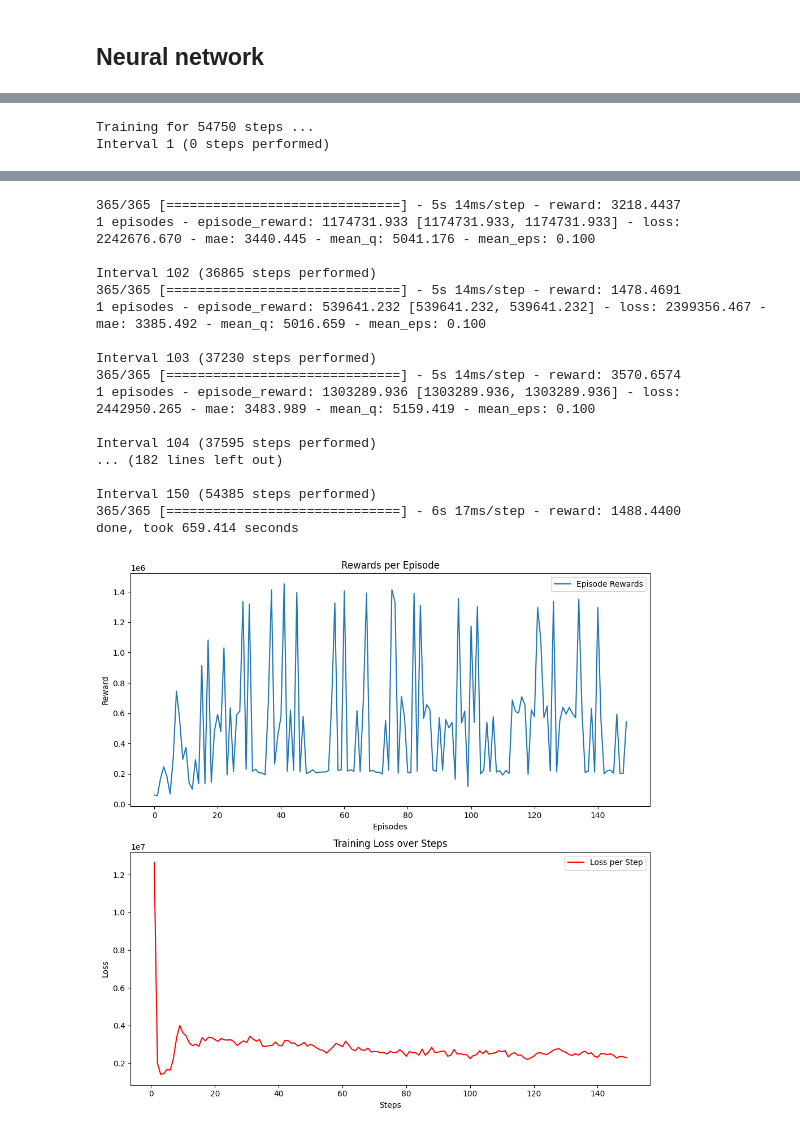
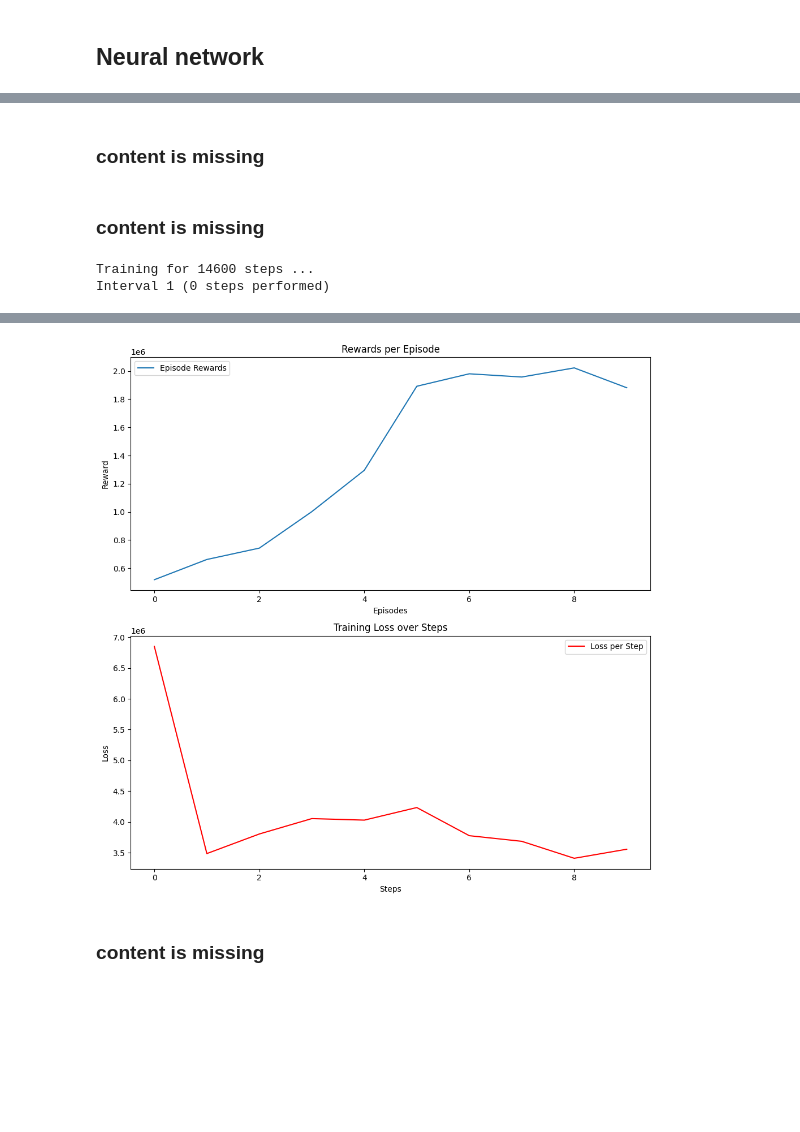
Before and after one commit to Linkschris/AdvancedBA, a Jupyter notebook: final_project/submission_notebook.ipynb, the cells around one changed output, grey strips where cells are left out. Saved outputs shown, nothing was run; the diff lists cells and outputs as text; code cells hidden in the pictures; blank space fills up the shorter version.

```diff
--- a/final_project/submission_notebook.ipynb
+++ b/final_project/submission_notebook.ipynb
@@ -288,12 +325,12 @@ plt.show()
 # invert the centroids
 centroids = kmeans.cluster_centers_*-1
 #divide positive values by max positive value and negative values by max negative value
-# for i in range(n_clusters):
-#     max_pos = centroids[i][centroids[i]>0].max()
-#     max_neg = centroids[i][centroids[i]<0].min()*-1
-#     centroids[i][centroids[i]>0] = centroids[i][centroids[i]>0]/max_pos
-#     centroids[i][centroids[i]<0] = centroids[i][centroids[i]<0]/max_neg
-#     print(centroids[i].mean())
+for i in range(n_clusters):
+    max_pos = centroids[i][centroids[i]>0].max()
+    max_neg = centroids[i][centroids[i]<0].min()*-1
+    centroids[i][centroids[i]>0] = centroids[i][centroids[i]>0]/max_pos
+    centroids[i][centroids[i]<0] = centroids[i][centroids[i]<0]/max_neg
+    print(centroids[i].mean())
 
 plt.figure(figsize=(10, 8))
 plt.plot(hours, centroids.T)
@@ -349,7 +393,7 @@ class BatteryManagementEnv(Env):
         self.start_day = start_day
         self.action_space = 1  # 24-hour action vector with actions -1, 0, or 1
         self.observation_space = 99  # Battery charge level as a float
-        self.max_episode_len = 365  # Maximum number of steps in an episode
+        self.max_episode_len = 365*4  # Maximum number of steps in an episode
         self.n_episodes = -1
 
         # Set other needed variables like the charge rate, discharge rate, etc.
@@ -377,8 +421,9 @@ class BatteryManagementEnv(Env):
     def reset(self):
         # Reset the state of the environment to an initial state
         self.t = 0
-        self.year = random.randint(2019, 2023)
-        self.data_year = data[data['year'] == self.year].reset_index(drop=True)
+        self.year = range(2019, 2024)
+        #select only the data for the year 2019 until 2022
+        self.data_year = data[data['year'].isin(self.year)]
         self.charge_level = 10  # Or some other logic to determine initial charge level
         self.n_episodes += 1
 
@@ -586,6 +633,8 @@ action_plans = pd.read_csv('../final_project/action_plans.csv', header=0)
 
 env = BatteryManagementEnv(0)
 model = build_enhanced_model(env.observation_space, env.nA)
+# %% [markdown]
+### content is missing
 # %%
 # Then, define DQN agent in Keras-RL
 memory = SequentialMemory(limit=20000, window_length=1)
@@ -594,9 +643,11 @@ policy = LinearAnnealedPolicy(EpsGreedyQPolicy(eps=0.005),
 dqn = DQNAgent(model=model, nb_actions=env.nA, memory=memory, policy=policy,
                 nb_steps_warmup=500, target_model_update=1e-2, enable_double_dqn=True, enable_dueling_network=True)
 dqn.compile(optimizer=Adam(learning_rate=1e-3), metrics=['mae'])
+# %% [markdown]
+### content is missing
 # %%
-nb_max_episode_steps = 365
-nb_steps = nb_max_episode_steps*150
+nb_max_episode_steps = 365*4
+nb_steps = nb_max_episode_steps*10
 log_filename = 'results/dqn_BatteryManagementEnv_log.json'
 logger = FileLogger(log_filename, interval=nb_max_episode_steps)
 
@@ -606,5 +657,5 @@ dqn.fit(env, nb_steps=nb_steps, visualize=False, verbose=1, nb_max_episode_steps
 # Call the function with the path to your log file
 plot_training_progress('results/dqn_BatteryManagementEnv_log.json')
 # %% [output]
-Training for 54750 steps ...
+Training for 14600 steps ...
 Interval 1 (0 steps performed)
@@ -628,21 +679,4 @@ Interval 101 (36500 steps performed)
-365/365 [==============================] - 5s 14ms/step - reward: 3218.4437
-1 episodes - episode_reward: 1174731.933 [1174731.933, 1174731.933] - loss: 2242676.670 - mae: 3440.445 - mean_q: 5041.176 - mean_eps: 0.100
-
-Interval 102 (36865 steps performed)
-365/365 [==============================] - 5s 14ms/step - reward: 1478.4691
-1 episodes - episode_reward: 539641.232 [539641.232, 539641.232] - loss: 2399356.467 - mae: 3385.492 - mean_q: 5016.659 - mean_eps: 0.100
-
-Interval 103 (37230 steps performed)
-365/365 [==============================] - 5s 14ms/step - reward: 3570.6574
-1 episodes - episode_reward: 1303289.936 [1303289.936, 1303289.936] - loss: 2442950.265 - mae: 3483.989 - mean_q: 5159.419 - mean_eps: 0.100
-
-Interval 104 (37595 steps performed)
-... (182 lines left out)
-
-Interval 150 (54385 steps performed)
-365/365 [==============================] - 6s 17ms/step - reward: 1488.4400
-done, took 659.414 seconds
-[figure, old version]
+[figure, new version]
 # %%
 #load results files and plot the results
 soc_df = pd.read_csv('results/soc_df.csv', index_col=0)
@@ -678,6 +712,8 @@ for i in range(soc_df.shape[1]):
     best_day[i] = daily_result_df.iloc[max_saving]
 
     result_dict[i] = result_df
+# %% [markdown]
+### content is missing
 # %%
 #select day which is in all best days
 selected_day = best_day[0]
```
Also changed, not shown: parts of 29 cells of this notebook, 8 other files.
